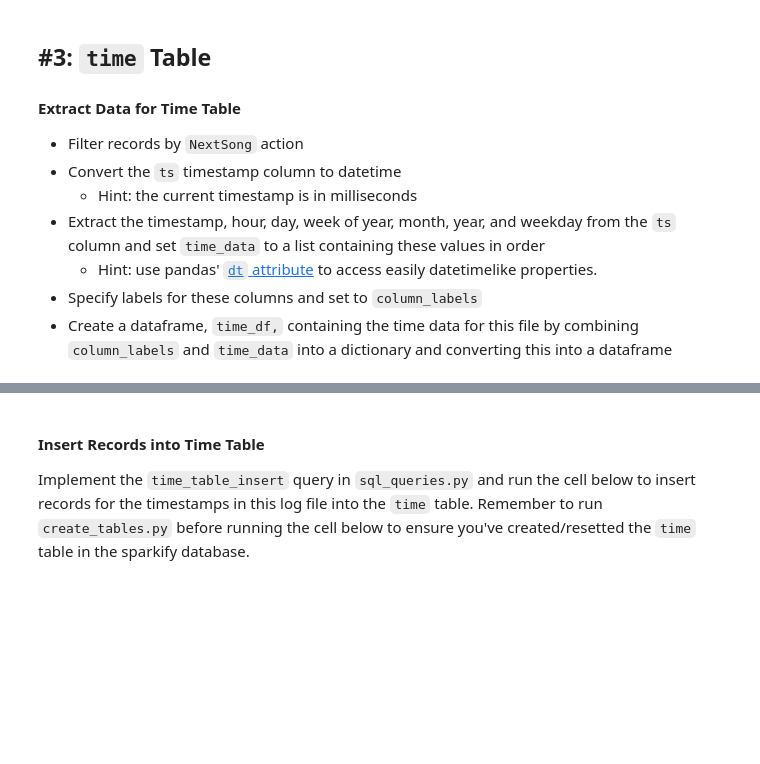
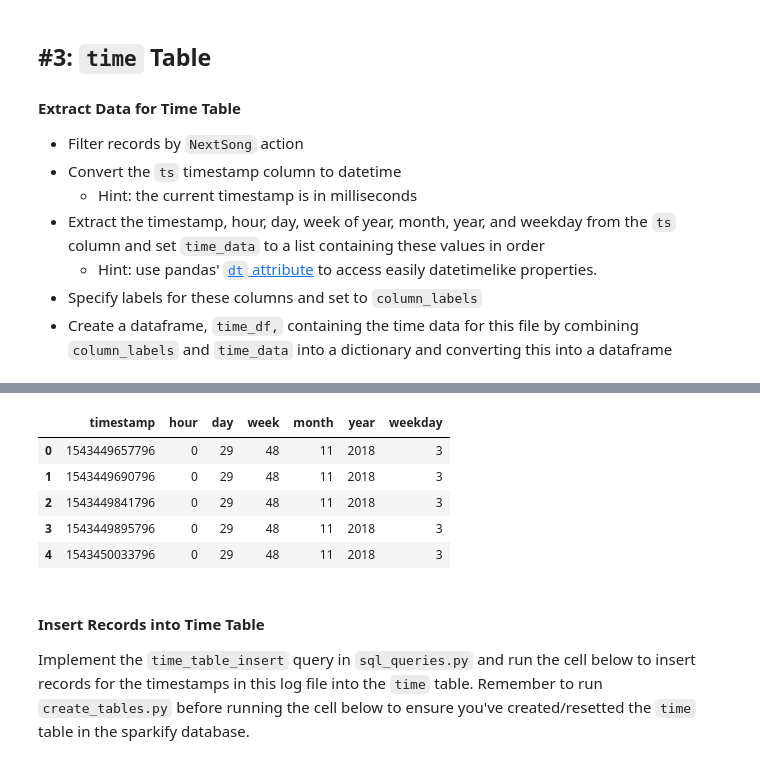
Before and after one commit to jcsastre/udacity-data-engineer-project-data-modeling-relational, a Jupyter notebook: etl.ipynb, the cells around one changed output, grey strips where cells are left out. Cells and saved outputs as stored; diff of their text form; code cells hidden in the pictures; blank space fills up the shorter version.

```diff
--- a/etl.ipynb
+++ b/etl.ipynb
@@ -107,3 +107,3 @@ filepath =
 # %%
-df =
+df = pd.read_json(filepath, lines=True)
 df.head()
@@ -118,5 +125,5 @@ df.head()
 - Specify labels for these columns and set to `column_labels`
 - Create a dataframe, `time_df,` containing the time data for this file by combining `column_labels` and `time_data` into a dictionary and converting this into a dataframe
 # %%
-df =
+df = df[df.page == 'NextSong']
 df.head()
@@ -123,3 +137,3 @@ df.head()
 # %%
-t =
+t = pd.to_datetime(df.ts, unit='ms')
 t.head()
@@ -129,6 +147,16 @@ column_labels = ()
+# %%
+time_data = (df.ts.values, t.dt.hour.values, t.dt.day.values, t.dt.week.values, t.dt.month.values, t.dt.year.values, t.dt.weekday.values)
+column_labels = ('timestamp', 'hour', 'day', 'week', 'month', 'year', 'weekday')
 # %%
-time_df =
+time_df = pd.DataFrame(dict(zip(column_labels, time_data)))
 time_df.head()
+# %% [output]
+|  | timestamp | hour | day | week | month | year | weekday |
+| 0 | 1543449657796 | 0 | 29 | 48 | 11 | 2018 | 3 |
+| 1 | 1543449690796 | 0 | 29 | 48 | 11 | 2018 | 3 |
+| 2 | 1543449841796 | 0 | 29 | 48 | 11 | 2018 | 3 |
+| 3 | 1543449895796 | 0 | 29 | 48 | 11 | 2018 | 3 |
+| 4 | 1543450033796 | 0 | 29 | 48 | 11 | 2018 | 3 |
 # %% [markdown]
 #### Insert Records into Time Table
 Implement the `time_table_insert` query in `sql_queries.py` and run the cell below to insert records for the timestamps in this log file into the `time` table. Remember to run `create_tables.py` before running the cell below to ensure you've created/resetted the `time` table in the sparkify database.
```
Also changed, not shown: parts of 12 cells of this notebook, 3 other files.
